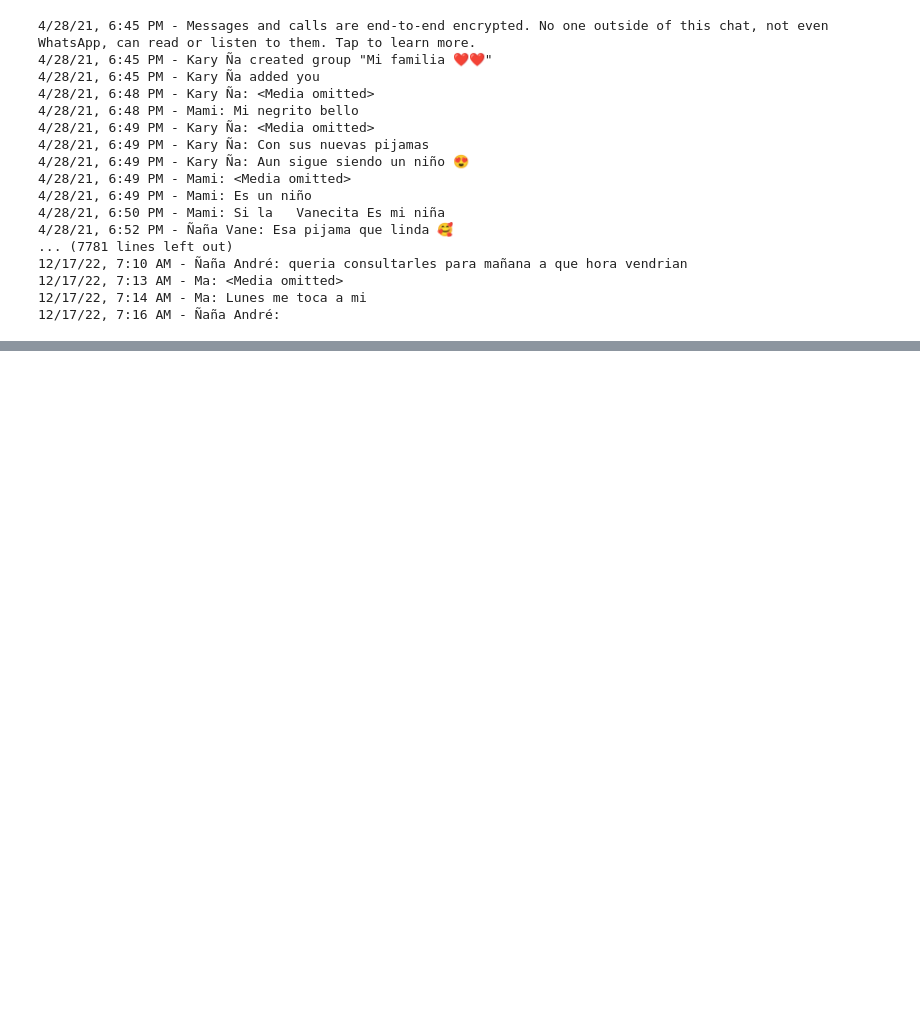
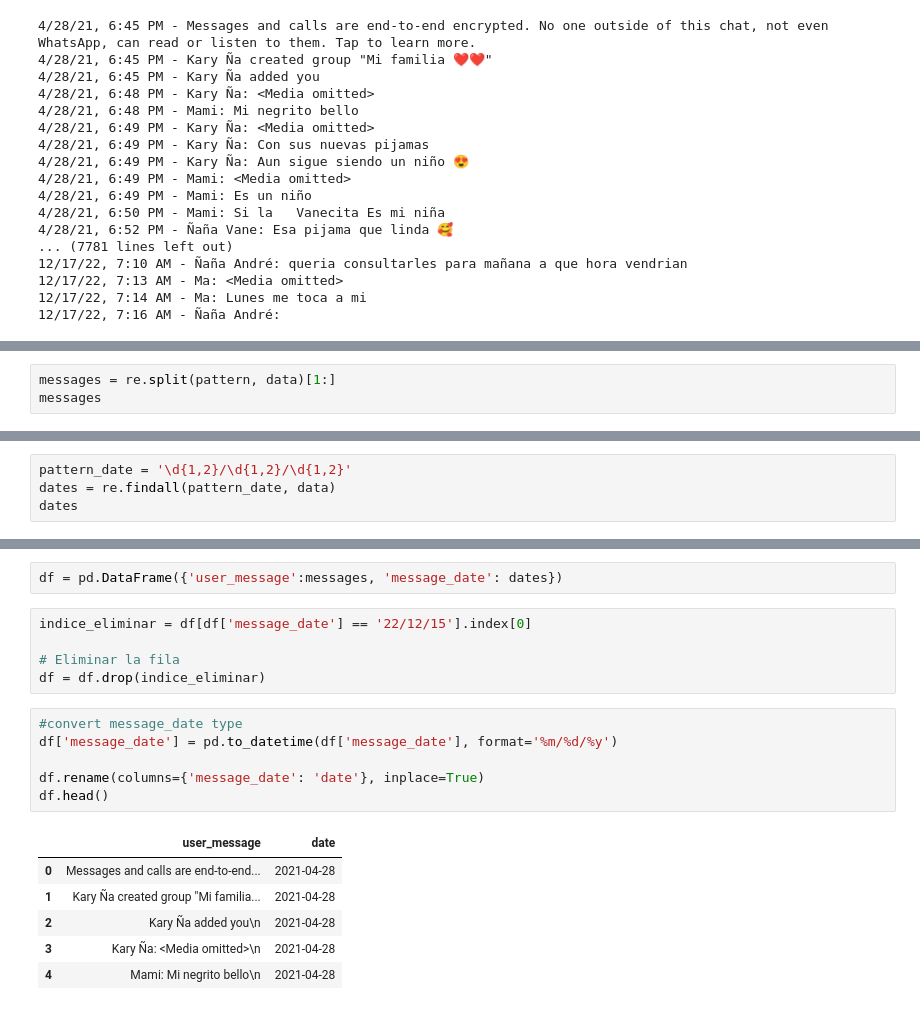
Before and after one commit to JoelVN/LearnPy, a Jupyter notebook: Proyectos/Analisis de Whatsapp/Analisis_grupo_whatsapp.ipynb, the cells around one changed output, grey strips where cells are left out. Saved outputs shown, nothing was run; the diff lists cells and outputs as text; blank space fills up the shorter version.

Commit message:
Se obtiene en un dataframe el mensaje y la fecha de los chats

```diff
--- a/Proyectos/Analisis de Whatsapp/Analisis_grupo_whatsapp.ipynb
+++ b/Proyectos/Analisis de Whatsapp/Analisis_grupo_whatsapp.ipynb
@@ -33,0 +30,3 @@ print(messages)
+# %%
+messages = re.split(pattern, data)[1:]
+messages
@@ -33,0 +51,4 @@ print(messages)
+# %%
+pattern_date = '\d{1,2}/\d{1,2}/\d{1,2}'
+dates = re.findall(pattern_date, data)
+dates
@@ -33,0 +82,20 @@ print(messages)
+# %%
+df = pd.DataFrame({'user_message':messages, 'message_date': dates})
+# %%
+indice_eliminar = df[df['message_date'] == '22/12/15'].index[0]
+
+# Eliminar la fila
+df = df.drop(indice_eliminar)
+# %%
+#convert message_date type
+df['message_date'] = pd.to_datetime(df['message_date'], format='%m/%d/%y')
+
+df.rename(columns={'message_date': 'date'}, inplace=True)
+df.head()
+# %% [output]
+|  | user_message | date |
+| 0 | Messages and calls are end-to-end... | 2021-04-28 |
+| 1 | Kary Ña created group "Mi familia... | 2021-04-28 |
+| 2 | Kary Ña added you\n | 2021-04-28 |
+| 3 | Kary Ña: <Media omitted>\n | 2021-04-28 |
+| 4 | Mami: Mi negrito bello\n | 2021-04-28 |
```
Also changed, not shown: parts of 5 cells of this notebook.
